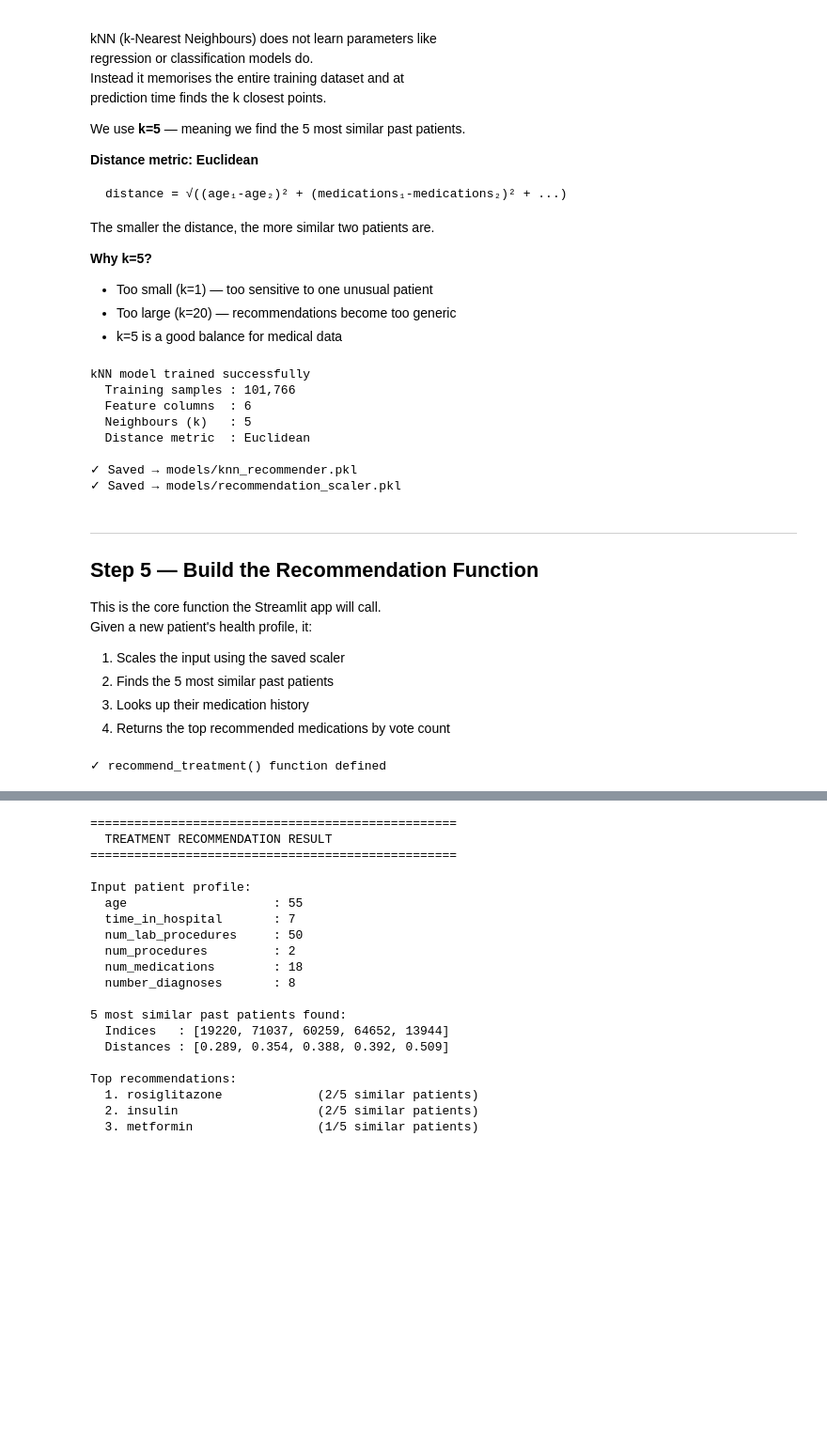
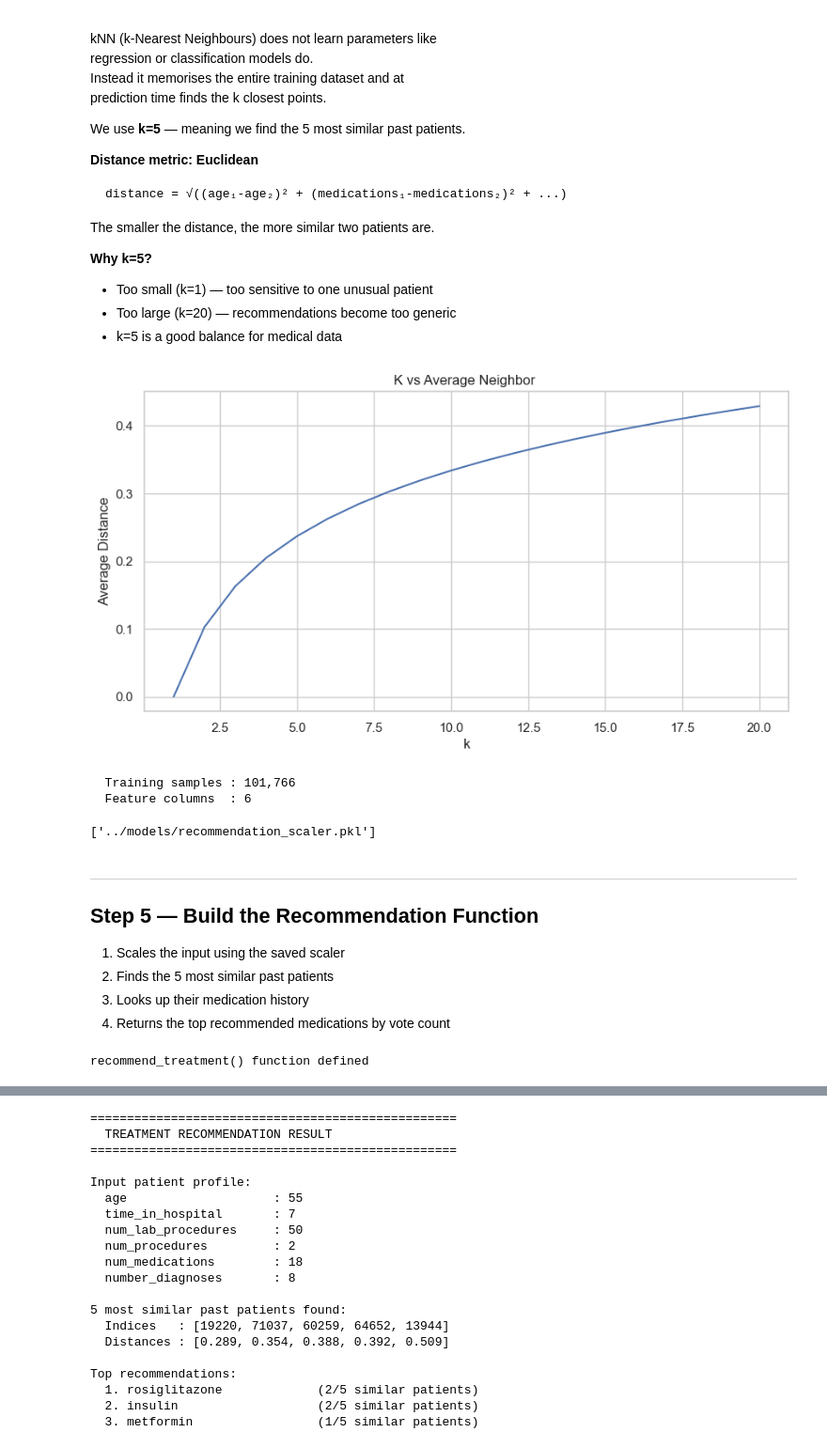
Before and after one commit to coder-d-Eyeden/end-to-end-ML-platform-API-dashboard-, a Jupyter notebook: notebooks/08_recommendation.ipynb, the cells around one changed output, grey strips where cells are left out. Shown at 94% size. Drawn from its saved outputs; the diff is of its cells as text; code cells hidden in the pictures; blank space fills up the shorter version.

```diff
--- a/notebooks/08_recommendation.ipynb
+++ b/notebooks/08_recommendation.ipynb
@@ -109,14 +105,3 @@ med_cols = [
     'pioglitazone', 'rosiglitazone', 'insulin'
 
 ]
-
-# Verify all columns exist in the dataframe
-print("Feature columns:")
-for col in feature_cols:
-    exists = "✓" if col in df.columns else "✗ MISSING"
-    print(f"  {exists}  {col}")
-
-print("\nMedication columns:")
-for col in med_cols:
-    exists = "✓" if col in df.columns else "✗ MISSING"
-    print(f"  {exists}  {col}")
@@ -198,13 +164,3 @@ X = df_model[feature_cols].copy()
 # Scale features — critical for kNN
 scaler = StandardScaler()
 X_scaled = scaler.fit_transform(X)
-
-print("Feature scaling complete:")
-print(f"\n{'Column':<22} {'Mean before':>12} {'Mean after':>12}")
-print("-" * 48)
-for i, col in enumerate(feature_cols):
-    mean_before = X[col].mean()
-    mean_after  = X_scaled[:, i].mean()
-    print(f"{col:<22} {mean_before:>12.2f} {mean_after:>12.4f}")
-
-print(f"\n✓ All features scaled to mean ≈ 0")
@@ -242,45 +185,48 @@ The smaller the distance, the more similar two patients are.
 - Too small (k=1) — too sensitive to one unusual patient
 - Too large (k=20) — recommendations become too generic
 - k=5 is a good balance for medical data
+# %%
+# the optimal k
+k_values=range(1,21)
+avg_distances =[]
+for i in range(1,21):
+    knn=NearestNeighbors(n_neighbors=i,algorithm='ball_tree')
+    knn.fit(X_scaled)
+
+    distances,_ = knn.kneighbors(X_scaled)
+    avg_distances.append(distances.mean())
+
+plt.plot(k_values,avg_distances)
+plt.xlabel("k")
+plt.ylabel("Average Distance")
+plt.title("K vs Average Neighbor ")
+plt.show()
+# %% [output]
+[figure, added]
 # %%
 # Train kNN model
-# algorithm='ball_tree' is faster for larger datasets
+
 knn = NearestNeighbors(
     n_neighbors=5,
     metric='euclidean',
     algorithm='ball_tree'
 )
-
 knn.fit(X_scaled)
 
-print("kNN model trained successfully")
 print(f"  Training samples : {X_scaled.shape[0]:,}")
 print(f"  Feature columns  : {X_scaled.shape[1]}")
-print(f"  Neighbours (k)   : 5")
-print(f"  Distance metric  : Euclidean")
 
 # Save model and scaler
 os.makedirs('../models', exist_ok=True)
 joblib.dump(knn,    '../models/knn_recommender.pkl')
 joblib.dump(scaler, '../models/recommendation_scaler.pkl')
-
-print("\n✓ Saved → models/knn_recommender.pkl")
-print("✓ Saved → models/recommendation_scaler.pkl")
 # %% [output]
-kNN model trained successfully
   Training samples : 101,766
   Feature columns  : 6
-  Neighbours (k)   : 5
-  Distance metric  : Euclidean
-
-✓ Saved → models/knn_recommender.pkl
-✓ Saved → models/recommendation_scaler.pkl
+['../models/recommendation_scaler.pkl']
 # %% [markdown]
 ---
 ## Step 5 — Build the Recommendation Function
-
-This is the core function the Streamlit app will call.
-Given a new patient's health profile, it:
 
 1. Scales the input using the saved scaler
 2. Finds the 5 most similar past patients
@@ -297,24 +243,21 @@ def recommend_treatment(patient_data: dict, top_n: int = 3) -> dict:
     top_n: number of medications to recommend
     """
 
-    # Step 1 — build input row in correct column order
-    input_row = pd.DataFrame([{
-        col: patient_data.get(col, 0) for col in feature_cols
-    }])
+    #build input row in correct column order
+    input_row = pd.DataFrame([{col: patient_data.get(col, 0) for col in feature_cols}])
 
-    # Step 2 — scale using the fitted scaler
     input_scaled = scaler.transform(input_row)
 
-    # Step 3 — find 5 most similar past patients
+    #  find 5 most similar past patients
     distances, indices = knn.kneighbors(input_scaled)
 
-    # Step 4 — look up their medications
+    #  look up their medications
     similar_patients = df_model.iloc[indices[0]][med_cols]
 
-    # Step 5 — count which medications were used most
+    # count which medications were used most
     med_votes = similar_patients[med_cols].sum().sort_values(ascending=False)
 
-    # Step 6 — build result
+    # build result
     recommendations = []
     for med, votes in med_votes.items():
         if votes > 0:
@@ -331,9 +274,9 @@ def recommend_treatment(patient_data: dict, top_n: int = 3) -> dict:
         'recommendations'         : recommendations[:top_n]
     }
 
-print("✓ recommend_treatment() function defined")
+print("recommend_treatment() function defined")
 # %% [output]
-✓ recommend_treatment() function defined
+recommend_treatment() function defined
 # %% [markdown]
 ---
 ## Step 6 — Test with a Sample Patient
```
Also changed, not shown: parts of 5 cells of this notebook, 27 other files.
